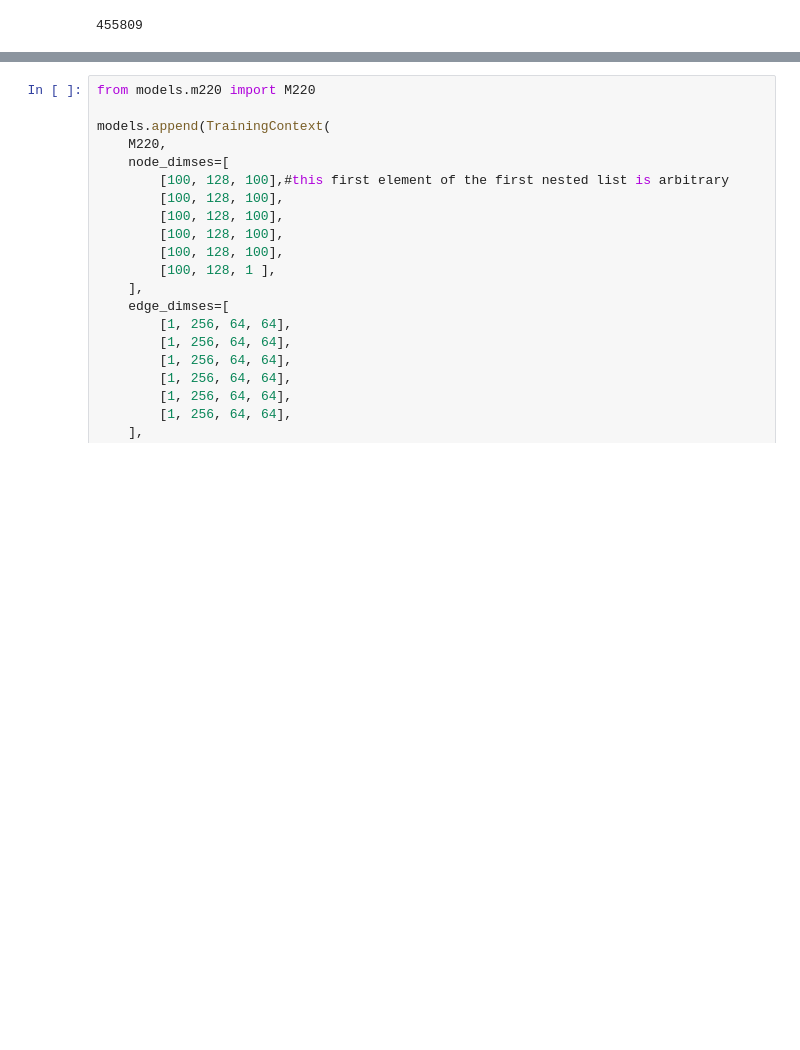
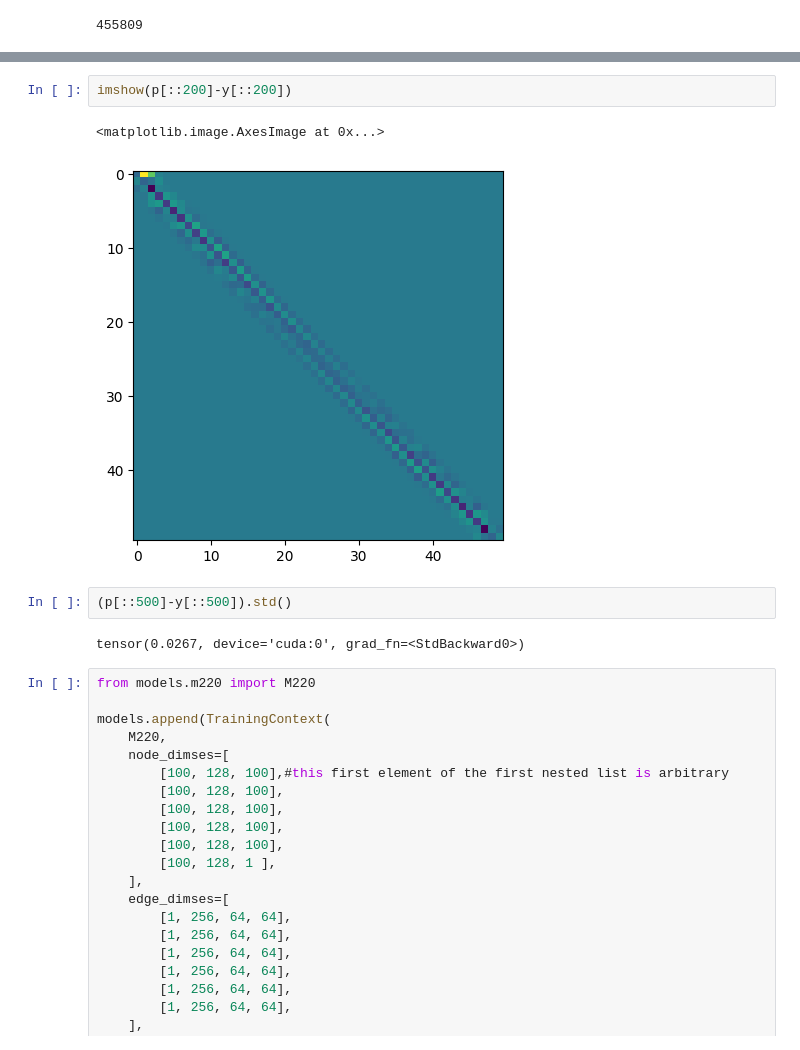
Before and after one commit to UmarZein/biocheminformatics, a Jupyter notebook: schnet_testing.ipynb, the cells around one changed output, grey strips where cells are left out. Drawn from its saved outputs; the diff is of its cells as text; blank space fills up the shorter version.

```diff
--- a/schnet_testing.ipynb
+++ b/schnet_testing.ipynb
@@ -218,3 +261,12 @@ models[-1].num_parameters
+# %%
+imshow(p[::200]-y[::200])
+# %% [output]
+<matplotlib.image.AxesImage at 0x...>
+[figure, added]
+# %%
+(p[::500]-y[::500]).std()
+# %% [output]
+tensor(0.0267, device='cuda:0', grad_fn=<StdBackward0>)
 # %%
 from models.m220 import M220
 
```
Also changed, not shown: parts of 13 cells of this notebook, 5 other files.
